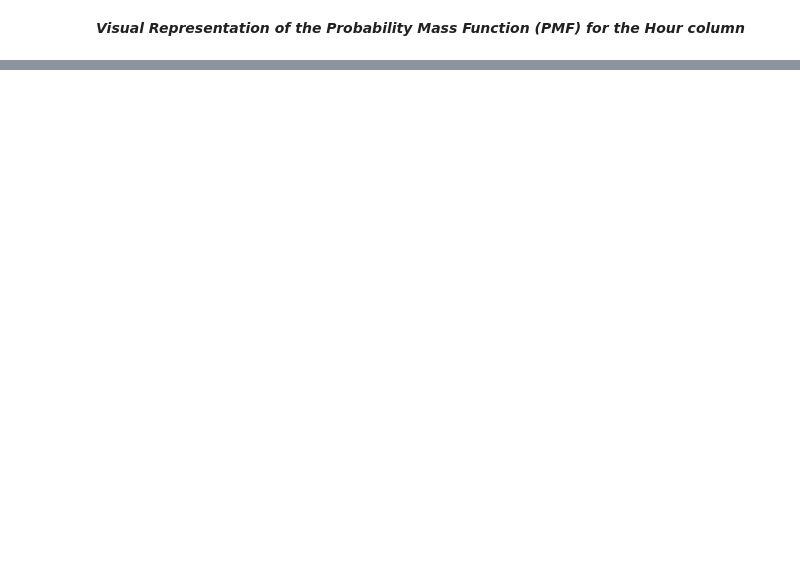
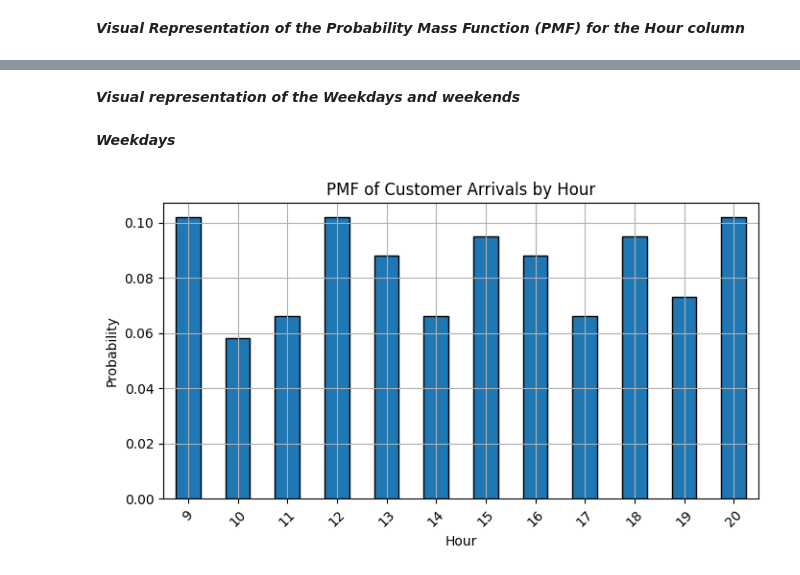
Before and after one commit to SauhardSHukla/Real-estate-housing-price, a Jupyter notebook: JypterNoteBook/Probability/Discrete_Prob.ipynb, the cells around one changed output, grey strips where cells are left out. Saved outputs shown, nothing was run; the diff lists cells and outputs as text; code cells hidden in the pictures; blank space fills up the shorter version.

```diff
--- a/JypterNoteBook/Probability/Discrete_Prob.ipynb
+++ b/JypterNoteBook/Probability/Discrete_Prob.ipynb
@@ -30,0 +83,15 @@ plt.show()
+# %% [markdown]
+***Visual representation of the Weekdays and weekends***
+# %% [markdown]
+***Weekdays***
+# %%
+plt.figure(figsize=(8,4))
+weekday_pmf.plot(kind='bar', edgecolor='black')
+plt.xlabel('Hour')
+plt.ylabel('Probability')
+plt.title('PMF of Customer Arrivals by Hour')
+plt.xticks(rotation=45)
+plt.grid(True)
+plt.show()
+# %% [output]
+[figure, added]
```
Also changed, not shown: parts of 22 cells of this notebook, 2 other files.
